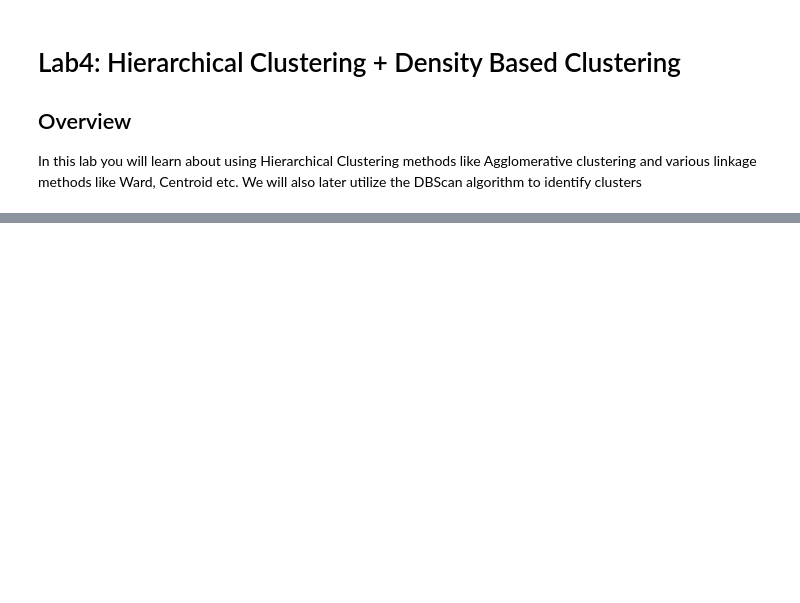
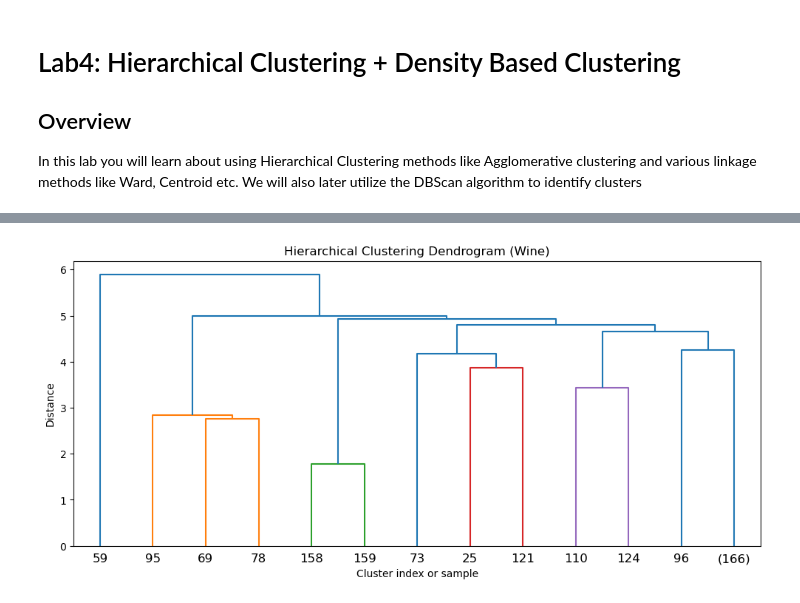
Before and after one commit to CS506-Boston-University/lab4-hamdi-aa, a Jupyter notebook: Lab_4.ipynb, the cells around one changed output, grey strips where cells are left out. Saved outputs shown, nothing was run; the diff lists cells and outputs as text; code cells hidden in the pictures; blank space fills up the shorter version.

```diff
--- a/Lab_4.ipynb
+++ b/Lab_4.ipynb
@@ -97,22 +111,24 @@ plt.show()
 # %%
 import matplotlib.pyplot as plt
 from scipy.cluster.hierarchy import linkage, dendrogram
 
 # -------------------------
 # TODO Use Centroid method for the linkage method from scipy (part 4) (2 points)
 # ------------------------
-Z =
+Z = linkage(X_scaled, method="centroid")
 
 # ----------------------------
 # Implementation ends here
 # ----------------------------
 
 plt.figure(figsize=(12, 5))
 dendrogram(Z, truncate_mode="level", p=5)  # truncate for readability
 plt.title("Hierarchical Clustering Dendrogram (Wine)")
 plt.xlabel("Cluster index or sample")
 plt.ylabel("Distance")
 plt.show()
+# %% [output]
+[figure, added]
 # %%
 from sklearn.decomposition import PCA
 from sklearn.metrics import adjusted_rand_score, silhouette_score
```
Also changed, not shown: parts of 20 cells of this notebook.
